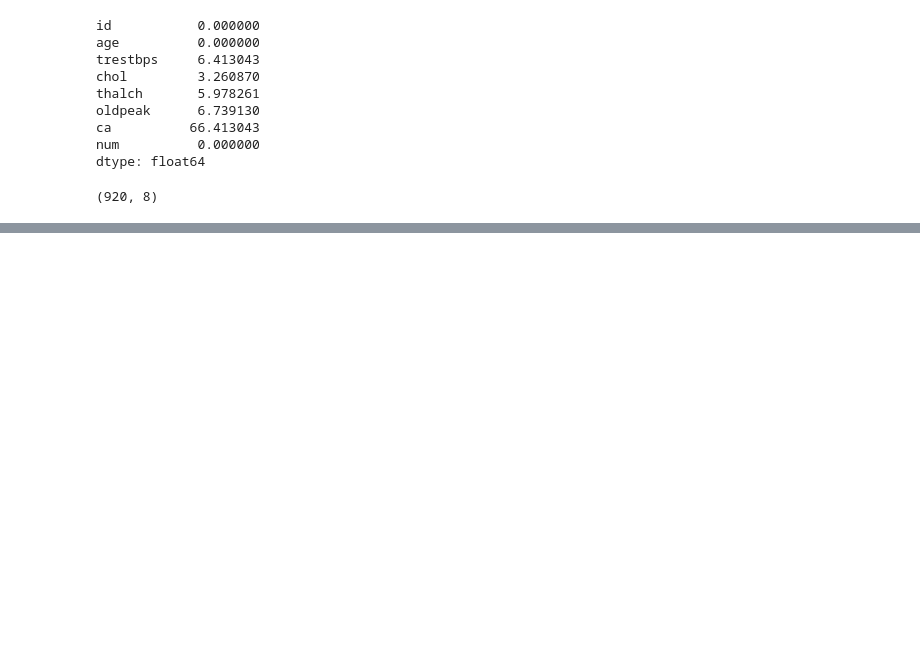
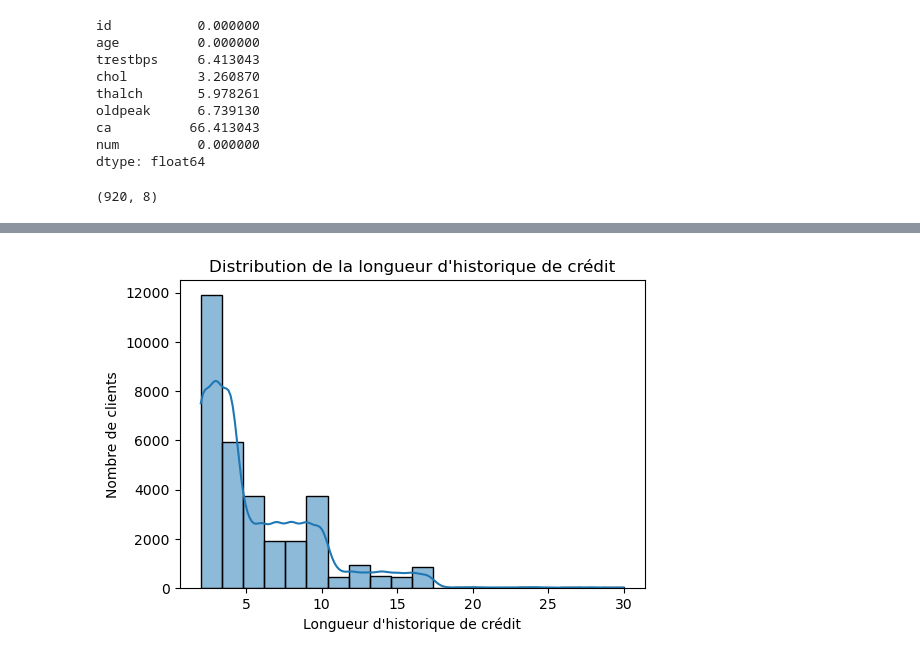
Before and after one commit to Ephrayyy/Classificateur, a Jupyter notebook: Project_5.ipynb, the cells around one changed output, grey strips where cells are left out. Cells and saved outputs as stored; diff of their text form; code cells hidden in the pictures; blank space fills up the shorter version.

```diff
--- a/Project_5.ipynb
+++ b/Project_5.ipynb
@@ -716,0 +799,10 @@ health_num.shape
+# %%
+# Distribution de la longueur d'historique de crédit
+plt.figure(figsize=(6, 4))
+sns.histplot(dfcpy['cb_person_cred_hist_length'], bins=20, kde=True)
+plt.title("Distribution de la longueur d'historique de crédit")
+plt.xlabel("Longueur d'historique de crédit")
+plt.ylabel("Nombre de clients")
+plt.show()
+# %% [output]
+[figure, added]
```
Also changed, not shown: parts of 21 cells of this notebook.
